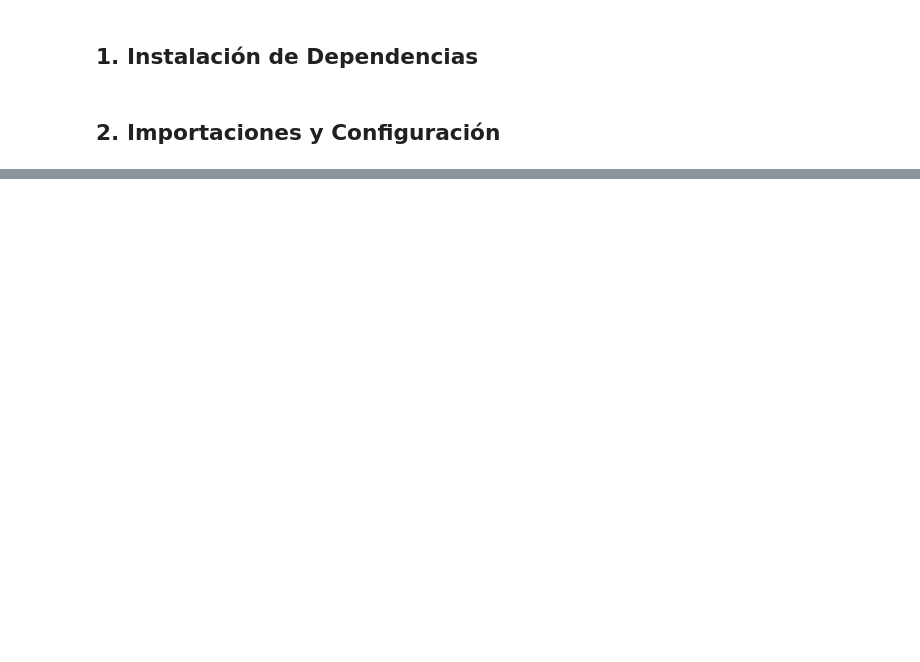
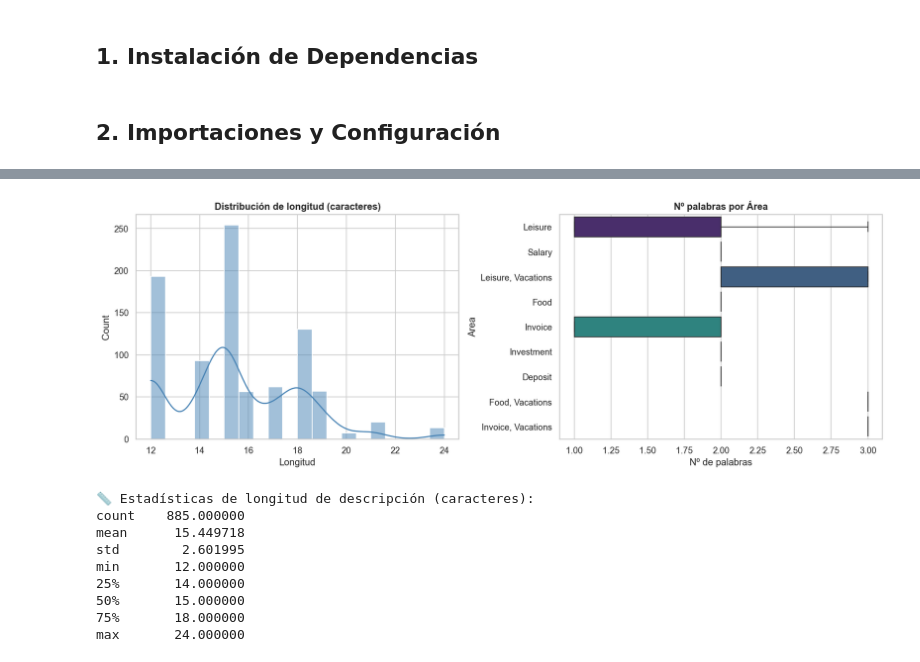
Before and after one commit to Di3g0E/P2_AP-IA, a Jupyter notebook: playground/nlp_area_classifier.ipynb, the cells around one changed output, grey strips where cells are left out. Cells and saved outputs as stored; diff of their text form; code cells hidden in the pictures; blank space fills up the shorter version.

```diff
--- a/playground/nlp_area_classifier.ipynb
+++ b/playground/nlp_area_classifier.ipynb
@@ -205,0 +173,34 @@ for text, p in zip(test_samples, preds):
+# %%
+# --- Estadísticas de las descripciones ---
+df["desc_len"] = df["Description"].str.len()
+df["desc_words"] = df["Description"].str.split().str.len()
+
+fig, axes = plt.subplots(1, 2, figsize=(14, 5))
+
+sns.histplot(df["desc_len"], bins=20, kde=True, ax=axes[0], color="steelblue")
+axes[0].set_title("Distribución de longitud (caracteres)", fontweight="bold")
+axes[0].set_xlabel("Longitud")
+
+sns.boxplot(data=df, x="desc_words", y="Area", orient="h", ax=axes[1], palette="viridis")
+axes[1].set_title("Nº palabras por Área", fontweight="bold")
+axes[1].set_xlabel("Nº de palabras")
+
+plt.tight_layout()
+plt.show()
+
+print("\n📏 Estadísticas de longitud de descripción (caracteres):")
+print(df["desc_len"].describe().to_string())
+
+# Limpiamos las columnas auxiliares
+df.drop(columns=["desc_len", "desc_words"], inplace=True)
+# %% [output]
+[figure, added]
+📏 Estadísticas de longitud de descripción (caracteres):
+count    885.000000
+mean      15.449718
+std        2.601995
+min       12.000000
+25%       14.000000
+50%       15.000000
+75%       18.000000
+max       24.000000
```
Also changed, not shown: parts of 50 cells of this notebook, 5 other files.
